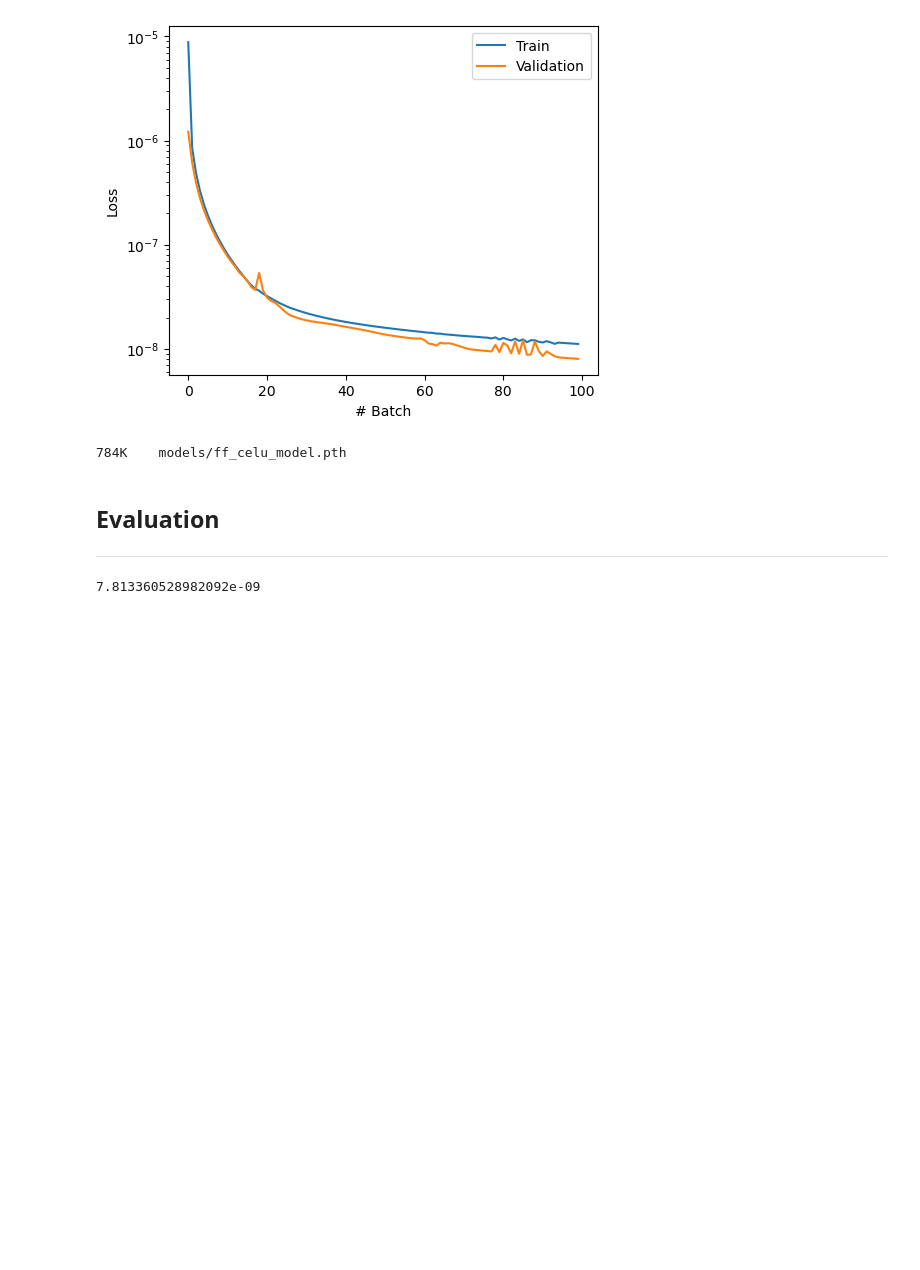
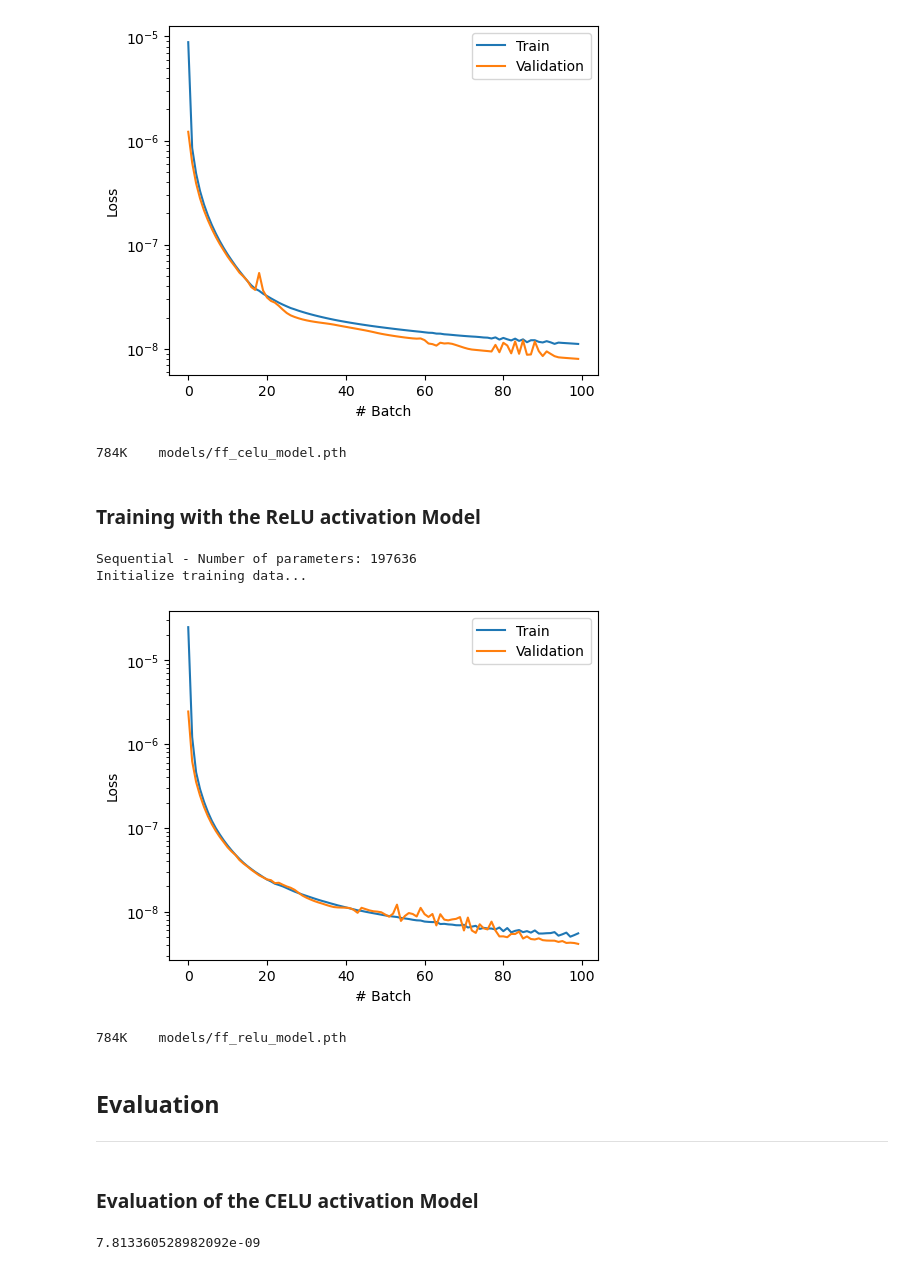
Before and after one commit to Qile0317/bioe142-final-project, a Jupyter notebook: main-project-notebook.ipynb, the cells around one changed output. Cells and saved outputs as stored; diff of their text form; code cells hidden in the pictures; blank space fills up the shorter version.

Commit message:
eval relu model and correct units

```diff
--- a/main-project-notebook.ipynb
+++ b/main-project-notebook.ipynb
@@ -277,3 +277,18 @@ Sequential(
     )
   )
 )
+# %%
+class FeedForwardReLU(nn.Module):
+    def __init__(self):
+        super().__init__()
+        self.layers = nn.Sequential(
+            nn.Linear(aev_dim, 128),
+            nn.ReLU(),
+            nn.Linear(128, 1)
+        )
+
+    def forward(self, x):
+        return self.layers(x)
+
+ff_relu_model = create_model(FeedForwardReLU).to(device)
+ff_relu_model
@@ -310,6 +347,38 @@ torch.save(
 !du -h models/ff_celu_model.pth
 # %% [output]
 784K    models/ff_celu_model.pth
+# %% [markdown]
+### Training with the ReLU activation Model
+# %%
+ff_relu_trainer = ANITrainer(
+    model=ff_relu_model,
+    batch_size=2048,
+    learning_rate=1e-4,
+    epoch=100,
+    l2=0.0
+)
+
+ff_relu_train_loss, ff_relu_val_loss = ff_relu_trainer.train(
+    train_data,
+    val_data,
+    early_stop=False,
+    draw_curve=True
+)
+# %% [output]
+Sequential - Number of parameters: 197636
+Initialize training data...
+[figure, added]
+# %%
+# save the model
+torch.save(
+    ff_relu_model.state_dict(),
+    "models/ff_relu_model.pth"
+)
+
+# get the saved model size in bytes
+!du -h models/ff_relu_model.pth
+# %% [output]
+784K    models/ff_relu_model.pth
 # %% [markdown]
 ## Evaluation
 ___
@@ -383,6 +452,8 @@ def plot_residuals(true, pred, log_scale=False, side_by_side_log=False):
             plt.yscale("log")
         plt.grid(True)
         plt.show()
+# %% [markdown]
+### Evaluation of the CELU activation Model
 # %%
 ff_celu_trainer.evaluate(
     test_data,
```
Also changed, not shown: parts of 11 cells of this notebook, 1 other file.
